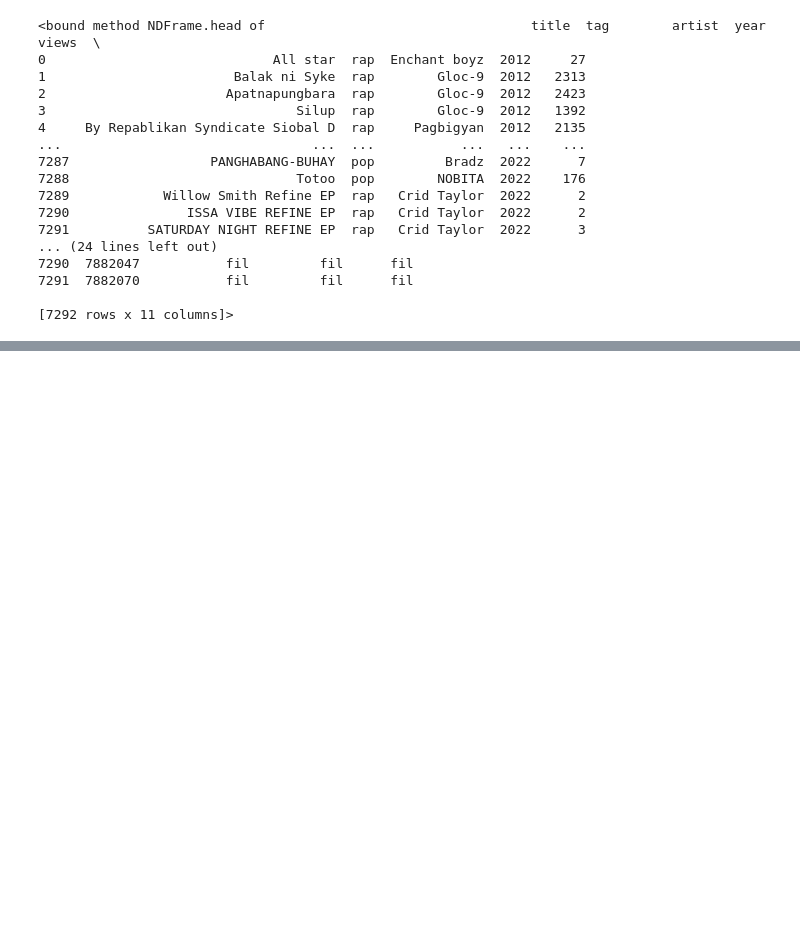
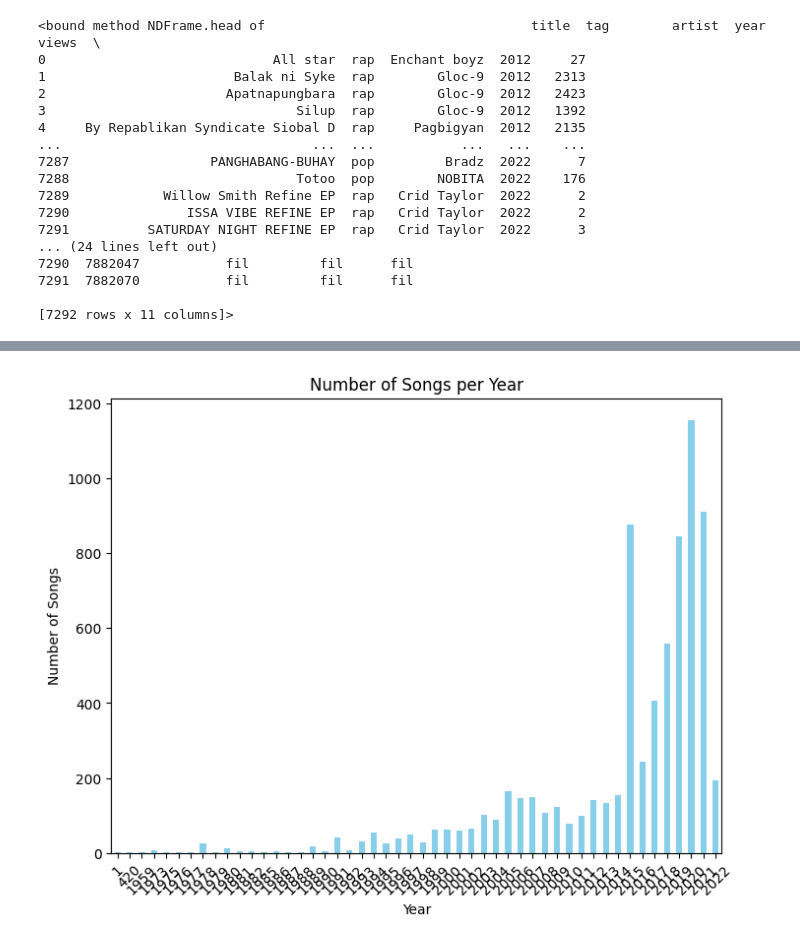
Before and after one commit to gabrielcalubayan72/cs180-23b-genreclassifier, a Jupyter notebook: nlp.ipynb, the cells around one changed output, grey strips where cells are left out. Drawn from its saved outputs; the diff is of its cells as text; code cells hidden in the pictures; blank space fills up the shorter version.

```diff
--- a/nlp.ipynb
+++ b/nlp.ipynb
@@ -141,0 +181,14 @@ df.head
+# %%
+# Count the number of songs for each year
+year_counts = df['year'].value_counts().sort_index()
+
+# Create a bar chart
+plt.figure(figsize=(8, 6))
+year_counts.plot(kind='bar', color='skyblue')
+plt.title('Number of Songs per Year')
+plt.xlabel('Year')
+plt.ylabel('Number of Songs')
+plt.xticks(rotation=45)
+plt.show()
+# %% [output]
+[figure, added]
```
Also changed, not shown: parts of 11 cells of this notebook.
